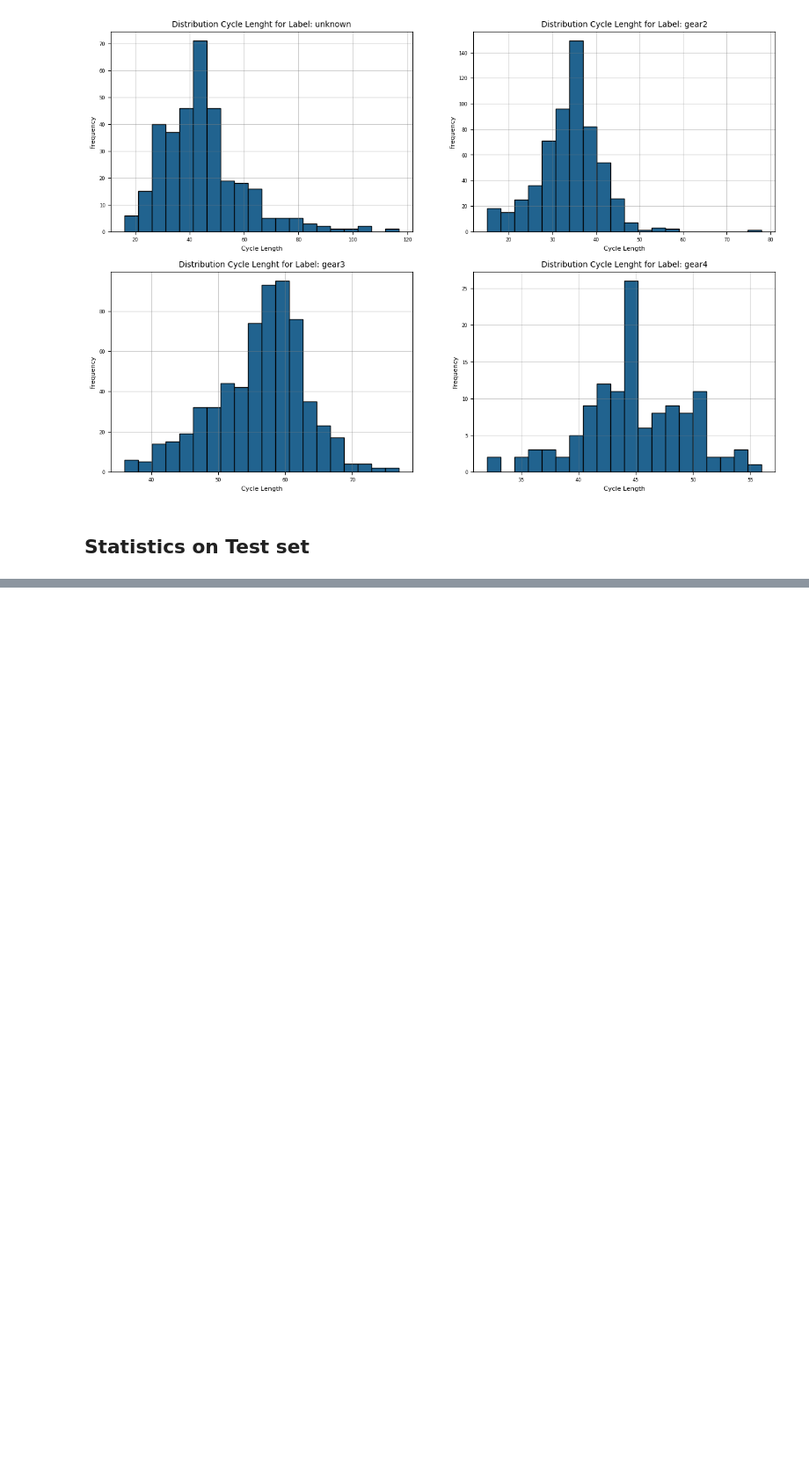
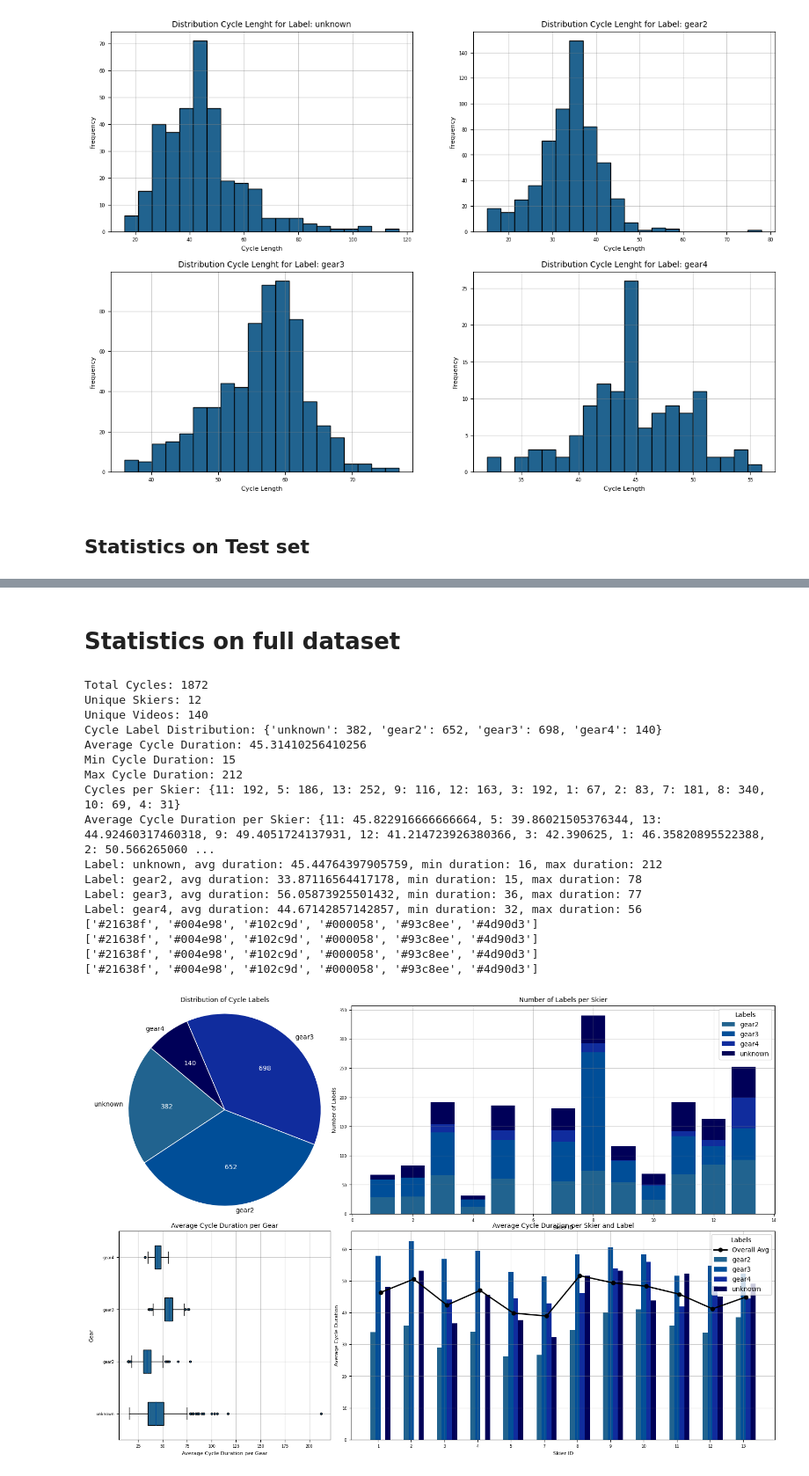
Before and after one commit to brittawi/SkiersProject, a Jupyter notebook: classification/cycle_stats/cycle_stats.ipynb, the cells around one changed output, grey strips where cells are left out. Shown at 88% size. Saved outputs shown, nothing was run; the diff lists cells and outputs as text; code cells hidden in the pictures; blank space fills up the shorter version.

```diff
--- a/classification/cycle_stats/cycle_stats.ipynb
+++ b/classification/cycle_stats/cycle_stats.ipynb
@@ -243 +264,40 @@ Label: gear4, avg duration: 43.86666666666667, min duration: 38, max duration: 5
 [figure]
+# %% [markdown]
+# Statistics on full dataset
+# %%
+train_path = "../../data/split_data/train_full.json"
+test_path = "../../data/split_data/test_full.json"
+
+train_data = load_json(train_path)
+test_data = load_json(test_path)
+
+# Combine the data
+last_cycle_num = max(int(key.split()[1]) for key in train_data)
+test_data = {f"Cycle {i + last_cycle_num}": value for i, (_, value) in enumerate(test_data.items(), start=1)}
+data = {**train_data, **test_data}
+
+stats, skier_label_distribution, avg_duration_per_label, avg_duration_per_skier_label, label_durations = compute_cycle_statistics(data)
+for key, value in stats.items():
+    print(f"{key}: {value}")
+for label in label_durations:
+    print(f"Label: {label}, avg duration: {np.mean(label_durations[label])}, min duration: {np.min(label_durations[label])}, max duration: {np.max(label_durations[label])}")
+plot_statistics(stats, skier_label_distribution, avg_duration_per_label, avg_duration_per_skier_label, label_durations)
+# %% [output]
+Total Cycles: 1872
+Unique Skiers: 12
+Unique Videos: 140
+Cycle Label Distribution: {'unknown': 382, 'gear2': 652, 'gear3': 698, 'gear4': 140}
+Average Cycle Duration: 45.31410256410256
+Min Cycle Duration: 15
+Max Cycle Duration: 212
+Cycles per Skier: {11: 192, 5: 186, 13: 252, 9: 116, 12: 163, 3: 192, 1: 67, 2: 83, 7: 181, 8: 340, 10: 69, 4: 31}
+Average Cycle Duration per Skier: {11: 45.822916666666664, 5: 39.86021505376344, 13: 44.92460317460318, 9: 49.4051724137931, 12: 41.214723926380366, 3: 42.390625, 1: 46.35820895522388, 2: 50.566265060 ...
+Label: unknown, avg duration: 45.44764397905759, min duration: 16, max duration: 212
+Label: gear2, avg duration: 33.87116564417178, min duration: 15, max duration: 78
+Label: gear3, avg duration: 56.05873925501432, min duration: 36, max duration: 77
+Label: gear4, avg duration: 44.67142857142857, min duration: 32, max duration: 56
+['#21638f', '#004e98', '#102c9d', '#000058', '#93c8ee', '#4d90d3']
+['#21638f', '#004e98', '#102c9d', '#000058', '#93c8ee', '#4d90d3']
+['#21638f', '#004e98', '#102c9d', '#000058', '#93c8ee', '#4d90d3']
+['#21638f', '#004e98', '#102c9d', '#000058', '#93c8ee', '#4d90d3']
+[figure, added]
```
Also changed, not shown: parts of 4 cells of this notebook.
